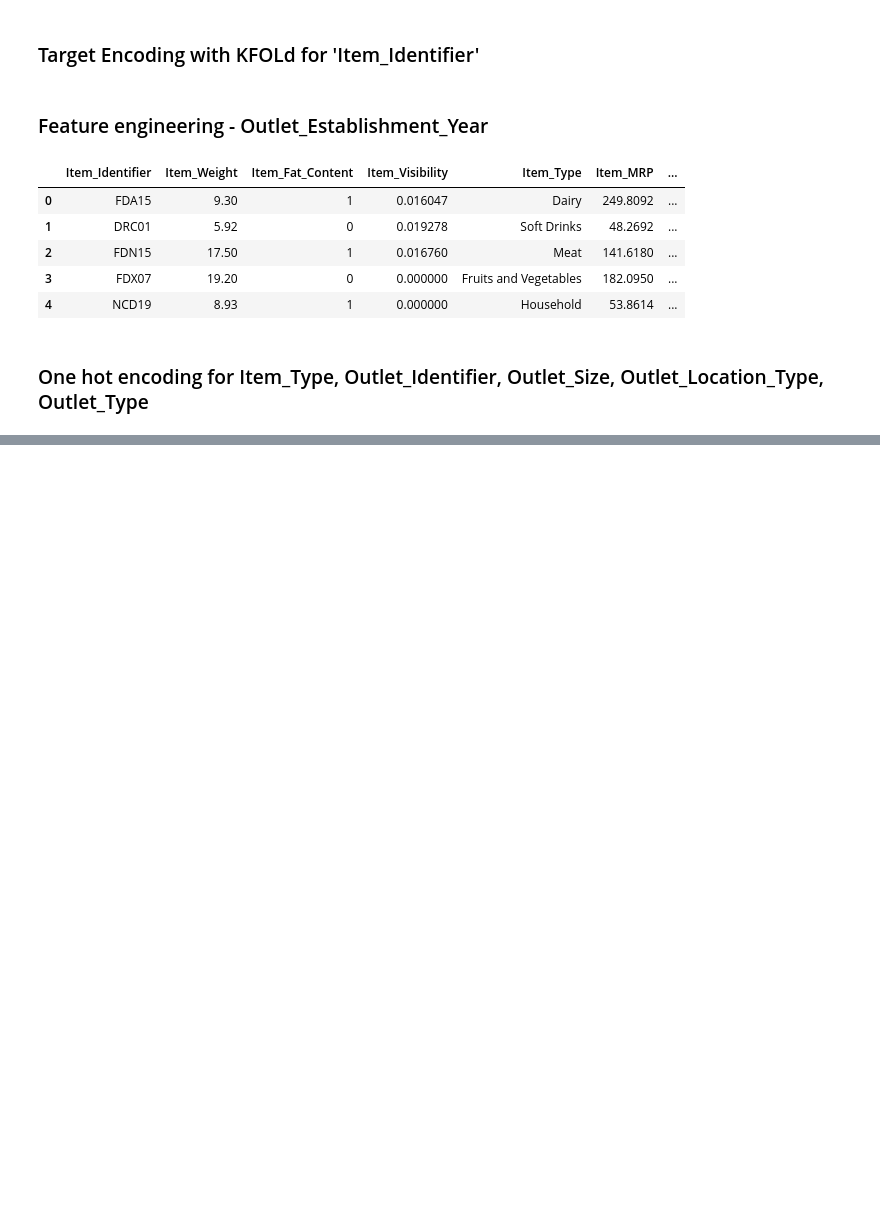
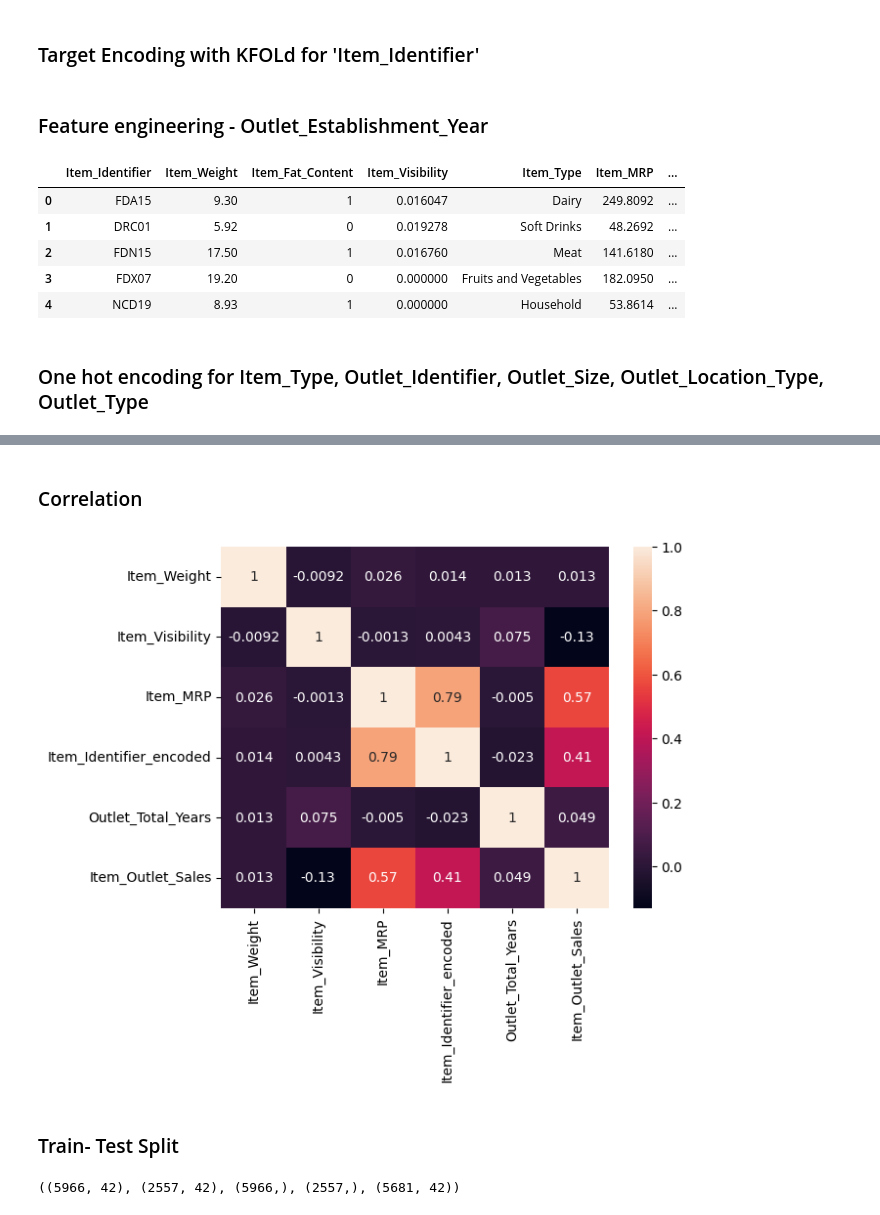
Before and after one commit to Dnyaneshwari-Chidrawar/big_mart_sales_prediction, a Jupyter notebook: sales_prediction.ipynb, the cells around one changed output, grey strips where cells are left out. Saved outputs shown, nothing was run; the diff lists cells and outputs as text; code cells hidden in the pictures; blank space fills up the shorter version.

```diff
--- a/sales_prediction.ipynb
+++ b/sales_prediction.ipynb
@@ -301,0 +374,20 @@ df_clean.head()
+# %% [markdown]
+### Correlation
+# %%
+num_col = [ 'Item_Weight', 'Item_Visibility', 'Item_MRP', 'Item_Identifier_encoded', 'Outlet_Total_Years','Item_Outlet_Sales']
+plt.Figure(figsize=(10, 10))
+sns.heatmap(df_clean[num_col].corr(), annot=True)
+plt.show()
+# %% [output]
+[figure, added]
+# %% [markdown]
+### Train- Test Split
+# %%
+y = df_clean['Item_Outlet_Sales']
+X = df_clean.drop(['Item_Outlet_Sales', 'Item_Identifier'], axis=1)
+X_unseen = unseen_df_clean.drop(['Item_Identifier'], axis=1)
+
+X_train, X_test, y_train, y_test = train_test_split(X, y, train_size=0.7, test_size=0.3, random_state=42)
+X_train.shape, X_test.shape, y_train.shape, y_test.shape, X_unseen.shape
+# %% [output]
+((5966, 42), (2557, 42), (5966,), (2557,), (5681, 42))
```
Also changed, not shown: parts of 31 cells of this notebook.
